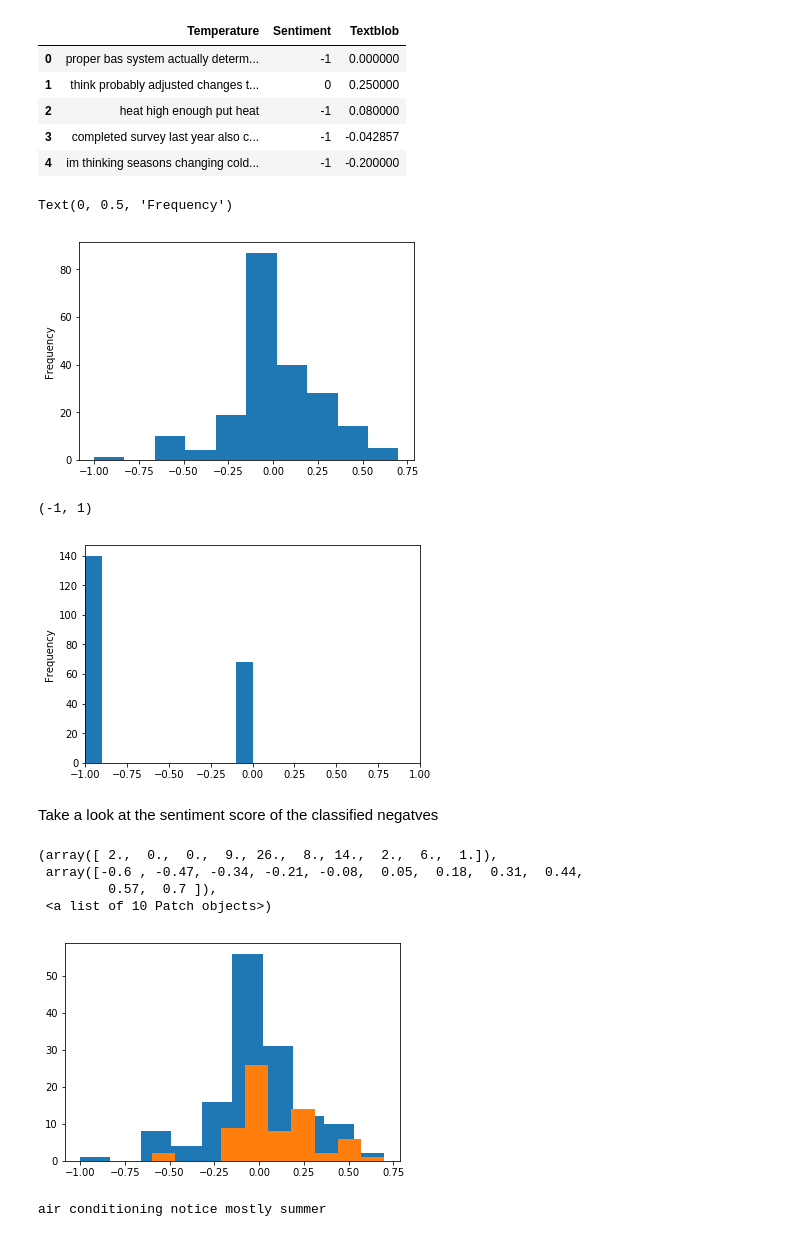
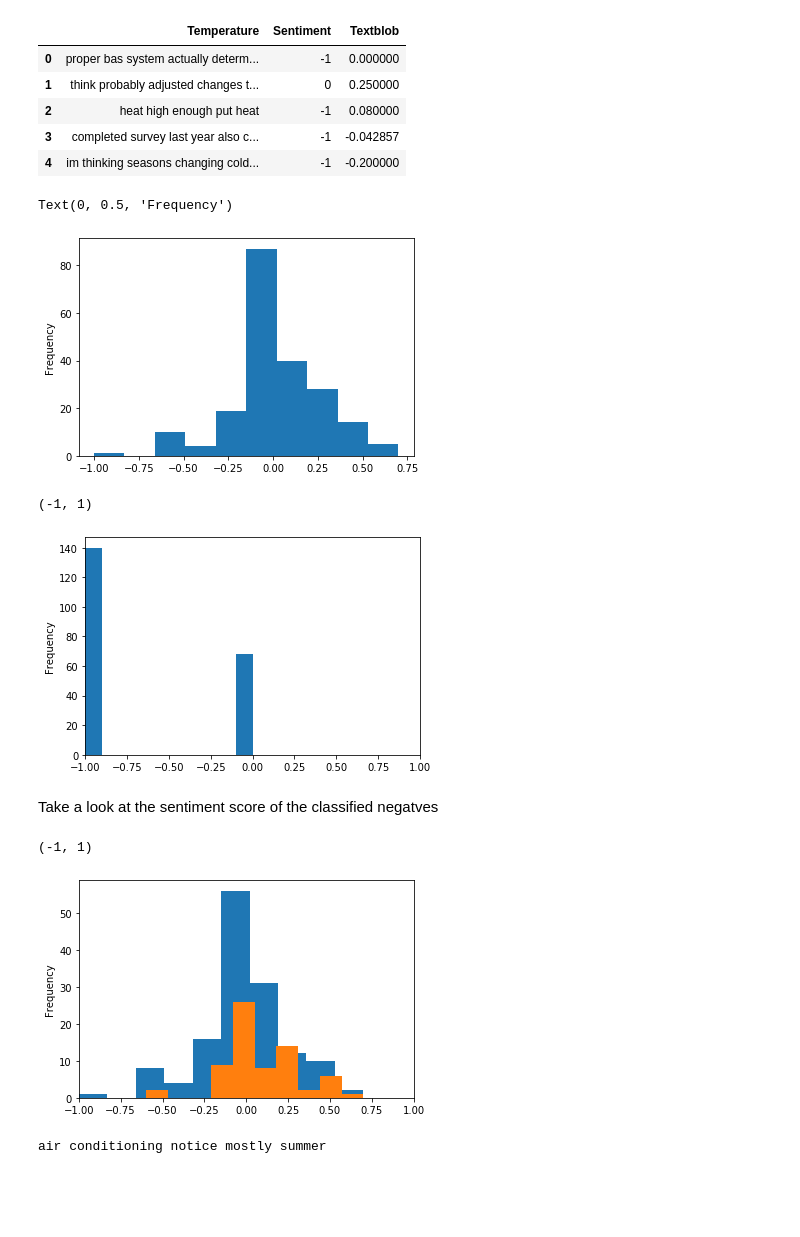
Before and after one commit to Carleton-DBOM-Research-Group/Sentiment-analysis, a Jupyter notebook: Copy_of_Comparison_of_sentiment_analysis_methods.ipynb, the cells around one changed output. Cells and saved outputs as stored; diff of their text form; code cells hidden in the pictures; blank space fills up the shorter version.

```diff
--- a/Copy_of_Comparison_of_sentiment_analysis_methods.ipynb
+++ b/Copy_of_Comparison_of_sentiment_analysis_methods.ipynb
@@ -96,3 +98,11 @@ I think probably that it's not adjusted to the changes in temperatures with the
 Tag: Neutral
 # %% [markdown]
 ## Clean up the text
+# %%
+nltk.download('stopwords')
+REPLACE_BY_SPACE_RE = re.compile('[/(){}\[\]\|@,;]')
+BAD_SYMBOLS_RE = re.compile('[^0-9a-z #+_]')
+STOPWORDS = set(stopwords.words('english'))
+from nltk.stem import PorterStemmer
+
+ps = PorterStemmer()
@@ -99,9 +112,4 @@ Tag: Neutral
 # %%
-nltk.download('stopwords')
-REPLACE_BY_SPACE_RE = re.compile('[/(){}\[\]\|@,;]')
-BAD_SYMBOLS_RE = re.compile('[^0-9a-z #+_]')
-STOPWORDS = set(stopwords.words('english'))
-
 def clean_text(text):
     """
         text: a string
@@ -113,6 +121,7 @@ def clean_text(text):
     text = REPLACE_BY_SPACE_RE.sub(' ', text) # replace REPLACE_BY_SPACE_RE symbols by space in text
     text = BAD_SYMBOLS_RE.sub('', text) # delete symbols which are in BAD_SYMBOLS_RE from text
     text = ' '.join(word for word in text.split() if word not in STOPWORDS) # delete stopwors from text
+    text = ps.stem(text)
     return text
 
 df['Temperature'] = df['Temperature'].apply(clean_text)
@@ -198,25 +209,24 @@ plt.hist(hist['Textblob'], bins=10)
 plt.ylabel('Frequency')
 # %% [output]
 Text(0, 0.5, 'Frequency')
-[figure, old version]
+[figure, new version]
 # %%
 plt.hist(hist['Sentiment'], bins=10)
 plt.ylabel('Frequency')
 plt.xlim(left=-1, right = 1)
 # %% [output]
 (-1, 1)
-[figure, old version]
+[figure, new version]
 # %% [markdown]
 Take a look at the sentiment score of the classified negatves
 # %%
 plt.hist(hist.Textblob[hist.Sentiment == -1], bins = 10)
 plt.hist(hist.Textblob[hist.Sentiment == 0], bins = 10)
+plt.ylabel('Frequency')
+plt.xlim(left=-1, right = 1)
 # %% [output]
-(array([ 2.,  0.,  0.,  9., 26.,  8., 14.,  2.,  6.,  1.]),
- array([-0.6 , -0.47, -0.34, -0.21, -0.08,  0.05,  0.18,  0.31,  0.44,
-         0.57,  0.7 ]),
- <a list of 10 Patch objects>)
+(-1, 1)
-[figure, old version]
+[figure, new version]
 # %%
 hist[hist.Sentiment == -1][0:20]
 print(hist.Temperature[15])
```
Also changed, not shown: parts of 81 cells of this notebook.
